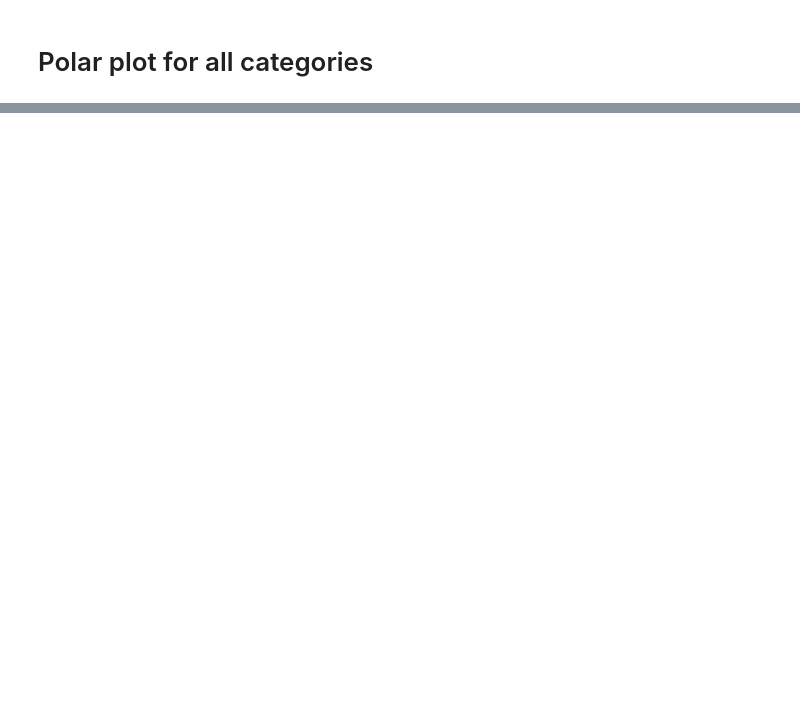
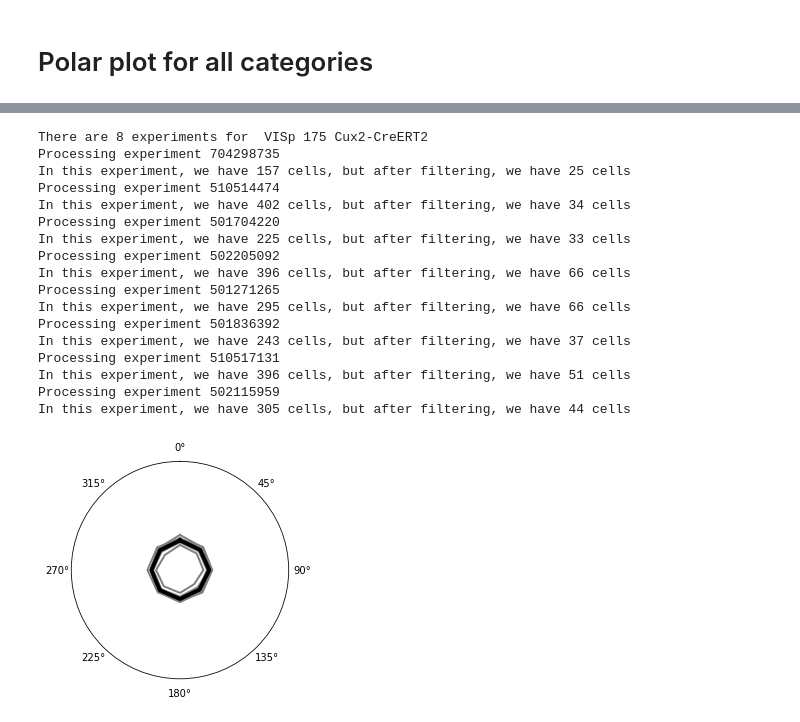
Before and after one commit to AllenInstitute/swdb_2019_student, a Jupyter notebook: visionaries/notebooks/e2e_one_cat_multi_exp_polarplots.ipynb, the cells around one changed output, grey strips where cells are left out. Saved outputs shown, nothing was run; the diff lists cells and outputs as text; code cells hidden in the pictures; blank space fills up the shorter version.

```diff
--- a/visionaries/notebooks/e2e_one_cat_multi_exp_polarplots.ipynb
+++ b/visionaries/notebooks/e2e_one_cat_multi_exp_polarplots.ipynb
@@ -101,11 +134,19 @@ for i in range(len(exps)):
 # %% [markdown]
 # Polar plot for all categories
+# %%
+get_one_category_polar_data_cache = {}
 # %%
-def plot_one_category(boc, axes, targeted_structure, imaging_depth, cre_line):
+def get_one_category_polar_data(boc, targeted_structure, imaging_depth, cre_line):
+    cache_key = (targeted_structure, imaging_depth, cre_line)
+    if cache_key in get_one_category_polar_data_cache:
+        return get_one_category_polar_data_cache[cache_key]
+
     exps = boc.get_ophys_experiments(stimuli=[stim_info.DRIFTING_GRATINGS],
         targeted_structures = [targeted_structure],
         imaging_depths = [imaging_depth],
         cre_lines = [cre_line])
+    if len(exps) == 0:
+        return None, None, None, None
     print ("There are", len(exps), "experiments for ", targeted_structure, imaging_depth, cre_line)
 
     thetas = []
@@ -115,15 +156,15 @@ def plot_one_category(boc, axes, targeted_structure, imaging_depth, cre_line):
         ec_id = exp['experiment_container_id']
         print("Processing experiment", e_id)
         theta, r = get_avg_cell_polar_in_experiment(boc, ec_id, e_id, cells)
+        if theta is None or len(theta) == 0:
+            continue
         thetas.append(theta)
         rs.append(r)
 
     agg_theta, agg_r = get_avg_polar(thetas, rs)
-    polar_plot_population(ax=axes,
-        bold_theta = agg_theta,
-        bold_r = agg_r,
-        grey_thetas = thetas,
-        grey_rs = rs)
 
-fig, axes = plt.subplots(nrows=1, ncols=1, subplot_kw=dict(polar=True))
-plot_one_category(boc, axes, 'VISp', 175, 'Cux2-CreERT2')
+    if len(thetas) == 0:
+        agg_theta, agg_r, thetas, rs= None, None, None, None
+
+    get_one_category_polar_data_cache[cache_key] = (agg_theta, agg_r, thetas, rs)
+    return get_one_category_polar_data_cache[cache_key]
@@ -129,0 +180,27 @@ plot_one_category(boc, axes, 'VISp', 175, 'Cux2-CreERT2')
+# %%
+agg_theta, agg_r, thetas, rs = get_one_category_polar_data(boc, 'VISp', 175, 'Cux2-CreERT2')
+fig, axes = plt.subplots(nrows=1, ncols=1, subplot_kw=dict(polar=True))
+polar_plot_population(ax=axes,
+    bold_theta = agg_theta,
+    bold_r = agg_r,
+    grey_thetas = thetas,
+    grey_rs = rs)
+# %% [output]
+There are 8 experiments for  VISp 175 Cux2-CreERT2
+Processing experiment 704298735
+In this experiment, we have 157 cells, but after filtering, we have 25 cells
+Processing experiment 510514474
+In this experiment, we have 402 cells, but after filtering, we have 34 cells
+Processing experiment 501704220
+In this experiment, we have 225 cells, but after filtering, we have 33 cells
+Processing experiment 502205092
+In this experiment, we have 396 cells, but after filtering, we have 66 cells
+Processing experiment 501271265
+In this experiment, we have 295 cells, but after filtering, we have 66 cells
+Processing experiment 501836392
+In this experiment, we have 243 cells, but after filtering, we have 37 cells
+Processing experiment 510517131
+In this experiment, we have 396 cells, but after filtering, we have 51 cells
+Processing experiment 502115959
+In this experiment, we have 305 cells, but after filtering, we have 44 cells
+[figure, added]
```
Also changed, not shown: parts of 5 cells of this notebook, 1 other file.
